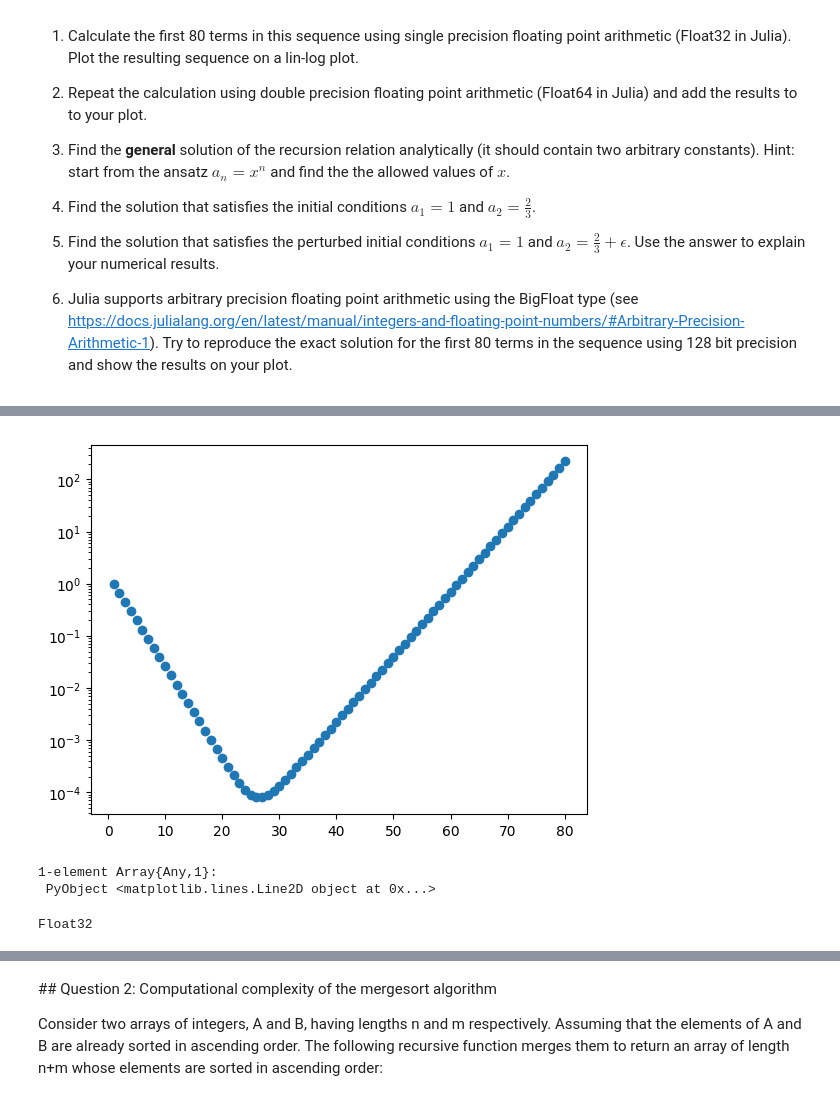
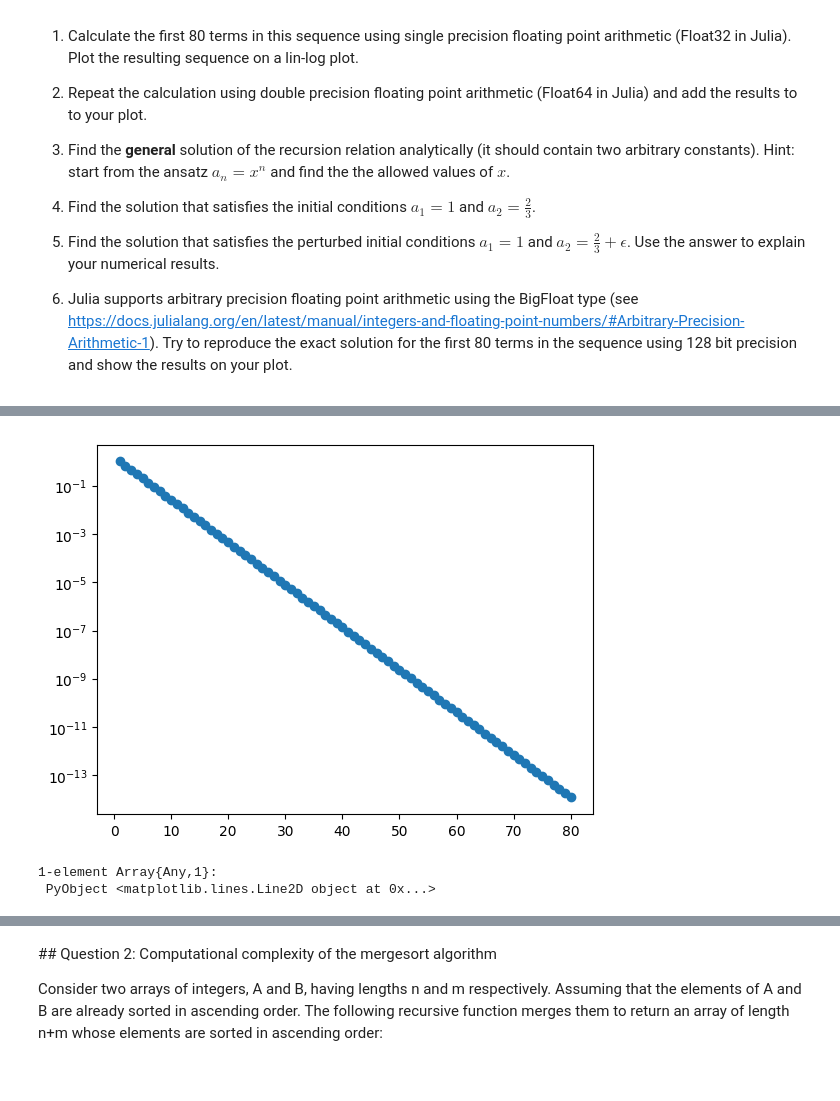
Before and after one commit to saf92/workbook1, a Jupyter notebook: workbook1.ipynb, the cells around one changed output, grey strips where cells are left out. Saved outputs shown, nothing was run; the diff lists cells and outputs as text; code cells hidden in the pictures.

```diff
--- a/workbook1.ipynb
+++ b/workbook1.ipynb
@@ -75,36 +233,19 @@ semilogy(x,y,"o")
-# %%
-
-a_1=convert(Float32,1)
-a_2=convert(Float32,2/3)
-
-
-y=zeros(80)
-
-y[1]=a_1
-y[2]=a_2
-
-for i=1:78
-    #println(a_1)
-    #println(a_2)
-    a=2*a_2-8/9*a_1
-    #println(a)
-    y[i+2]=a
-    a_1=a_2
-    a_2=a
-end
-
-x=1:80
-
-semilogy(x,y,"o")
-# %% [output]
-[figure, removed]
-1-element Array{Any,1}:
- PyObject <matplotlib.lines.Line2D object at 0x...>
-# %%
-a=2/3
-
-b=convert(Float32,a)
-
-typeof(b)
-# %% [output]
-Float32
+# %%
+function recursion(n)
+    A=3/2*(2/3)^n
+    return A
+end
+
+y=zeros(80)
+
+for i=1:80
+    y[i]=recursion(i)
+end
+
+x=1:80
+
+semilogy(x,y,"o")
+# %% [output]
+[figure, added]
+1-element Array{Any,1}:
+ PyObject <matplotlib.lines.Line2D object at 0x...>
```
Also changed, not shown: parts of 19 cells of this notebook, 13 other files.
